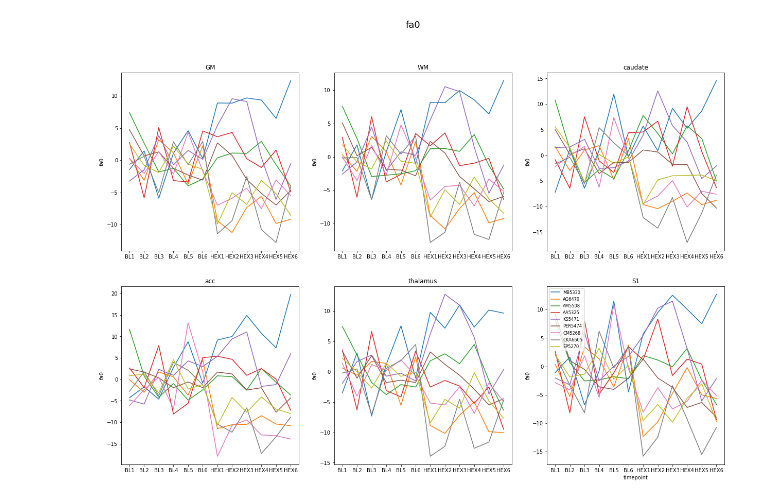
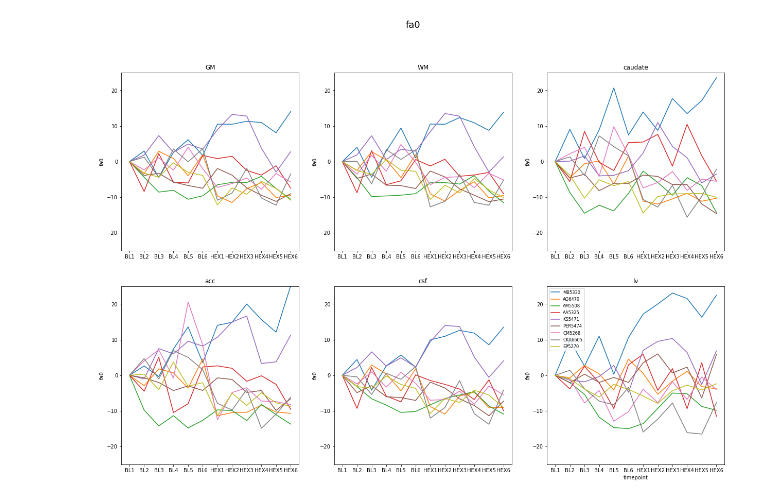
Before and after one commit to willtack/glymphatic-data, a Jupyter notebook: analysis/create_plots.ipynb, the cells around one changed output. Saved outputs shown, nothing was run; the diff lists cells and outputs as text; code cells hidden in the pictures.

```diff
--- a/analysis/create_plots.ipynb
+++ b/analysis/create_plots.ipynb
@@ -3,6 +3,6 @@ import matplotlib.pyplot as plt
 import numpy as np
 import pandas as pd
 # %%
-df = pd.read_csv('ts_data_norm_fullbaseline.csv')
+df = pd.read_csv('ts_data_norm_t0.csv')
 df.head()
 # %% [output]
@@ -21,46 +21,35 @@ fig, axes = plt.subplots(2,3, figsize=(21,14))
 scalar = 'fa0'
 scalar_df = df.loc[df.scalar == scalar]
 
-rois = ['GM', 'WM', 'caudate', 'acc', 'thalamus', 'S1']
+rois = ['GM', 'WM', 'caudate', 'acc', 'csf', 'lv']
 
 for i, ax in enumerate(fig.axes):
     if i < len(rois):
         roi = rois[i]
         if scalar=='rtop':
             ylim=[-10, 10]
         elif scalar=='md':
             ylim=[-10, 10]
         elif scalar=='iso':
             ylim=[-25, 25]
         elif scalar=='ISOVF':
             ylim=[-40, 40]
         elif scalar=='fa0':
             ylim=[-25, 25]
 
-#         if scalar=='rtop':
-#             ylim=[-150000000000, -86000000000]
-#         elif scalar=='md':
-#             ylim=[0.6, 1]
-#         elif scalar=='iso':
-#             ylim=[0.10, 0.35]
-#         elif scalar=='ISOVF':
-#             ylim=[0, 0.3]
-#         elif scalar=='fa0':
-#             ylim=[0.01, 0.10]
-
         for index, row in scalar_df.iterrows():
             data = row[roi][1:-1].split(',') # convert string to list
             data = [float(i) for i in data]
             ax.plot(timepoints, data, label=row.subject_id)
             ax.set_ylabel(scalar)
-#             ax.set_ylim(ylim)
+            ax.set_ylim(ylim)
             ax.set_title(roi)
 
 plt.xlabel('timepoint')
 plt.legend(loc='upper left', fontsize='small')
 fig.suptitle(scalar, fontsize=18)
-fname="figs_norm_fullbaseline/{}_timeseries.png".format(scalar)
+fname="figs_norm_t0/{}_timeseries.png".format(scalar)
 plt.savefig(fname, facecolor='white', edgecolor='none')
 plt.show()
 # %% [output]
-[figure, old version]
+[figure, new version]
```
Also changed, not shown: parts of 1 cell of this notebook, 25 other files.
